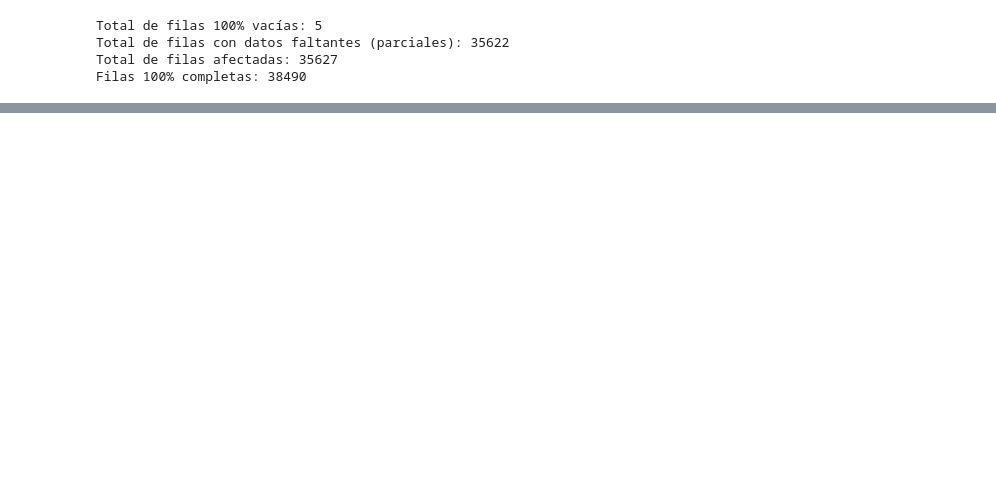
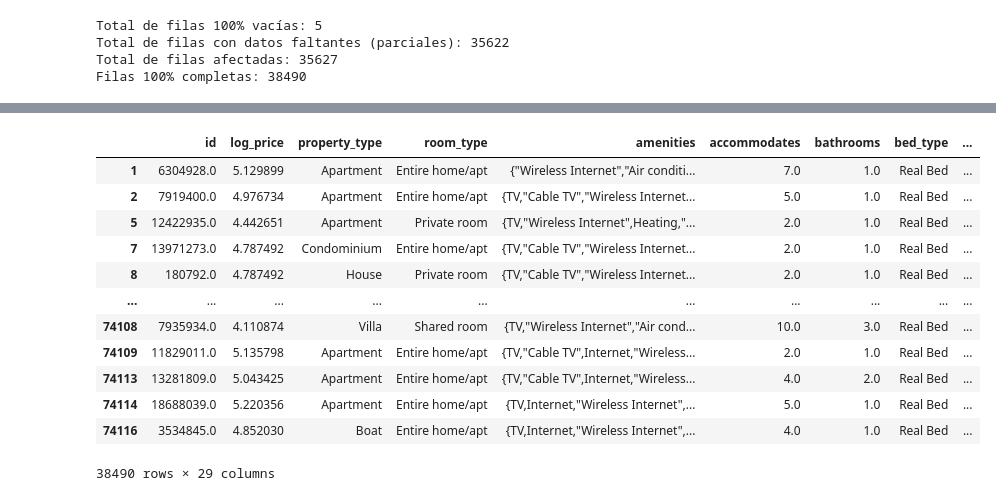
Before and after one commit to SAMCPA07/copias_collab_data-science, a Jupyter notebook: avance_proyecto.ipynb, the cells around one changed output, grey strips where cells are left out. Drawn from its saved outputs; the diff is of its cells as text; code cells hidden in the pictures; blank space fills up the shorter version.

```diff
--- a/avance_proyecto.ipynb
+++ b/avance_proyecto.ipynb
@@ -128,0 +141,17 @@ Filas 100% completas: 38490
+# %%
+df_sin_nulos = df[filas_completas]
+display(df_sin_nulos)
+# %% [output]
+|  | id | log_price | property_type | room_type | amenities | accommodates | bathrooms | bed_type | ... |
+| 1 | 6304928.0 | 5.129899 | Apartment | Entire home/apt | {"Wireless Internet","Air conditi... | 7.0 | 1.0 | Real Bed | ... |
+| 2 | 7919400.0 | 4.976734 | Apartment | Entire home/apt | {TV,"Cable TV","Wireless Internet... | 5.0 | 1.0 | Real Bed | ... |
+| 5 | 12422935.0 | 4.442651 | Apartment | Private room | {TV,"Wireless Internet",Heating,"... | 2.0 | 1.0 | Real Bed | ... |
+| 7 | 13971273.0 | 4.787492 | Condominium | Entire home/apt | {TV,"Cable TV","Wireless Internet... | 2.0 | 1.0 | Real Bed | ... |
+| 8 | 180792.0 | 4.787492 | House | Private room | {TV,"Cable TV","Wireless Internet... | 2.0 | 1.0 | Real Bed | ... |
+| ... | ... | ... | ... | ... | ... | ... | ... | ... | ... |
+| 74108 | 7935934.0 | 4.110874 | Villa | Shared room | {TV,"Wireless Internet","Air cond... | 10.0 | 3.0 | Real Bed | ... |
+| 74109 | 11829011.0 | 5.135798 | Apartment | Entire home/apt | {TV,"Cable TV",Internet,"Wireless... | 2.0 | 1.0 | Real Bed | ... |
+| 74113 | 13281809.0 | 5.043425 | Apartment | Entire home/apt | {TV,"Cable TV",Internet,"Wireless... | 4.0 | 2.0 | Real Bed | ... |
+| 74114 | 18688039.0 | 5.220356 | Apartment | Entire home/apt | {TV,Internet,"Wireless Internet",... | 5.0 | 1.0 | Real Bed | ... |
+| 74116 | 3534845.0 | 4.852030 | Boat | Entire home/apt | {TV,Internet,"Wireless Internet",... | 4.0 | 1.0 | Real Bed | ... |
+38490 rows × 29 columns
```
Also changed, not shown: parts of 65 cells of this notebook.
